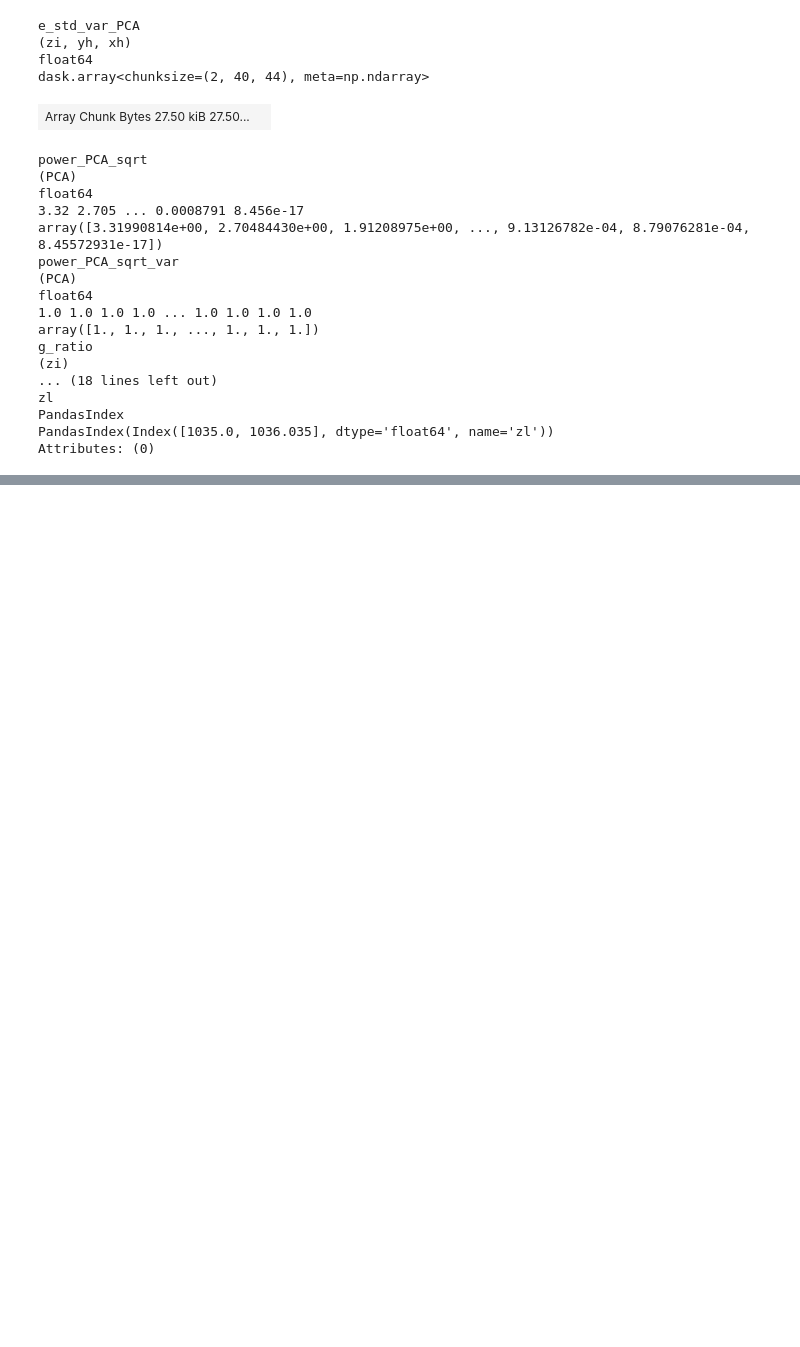
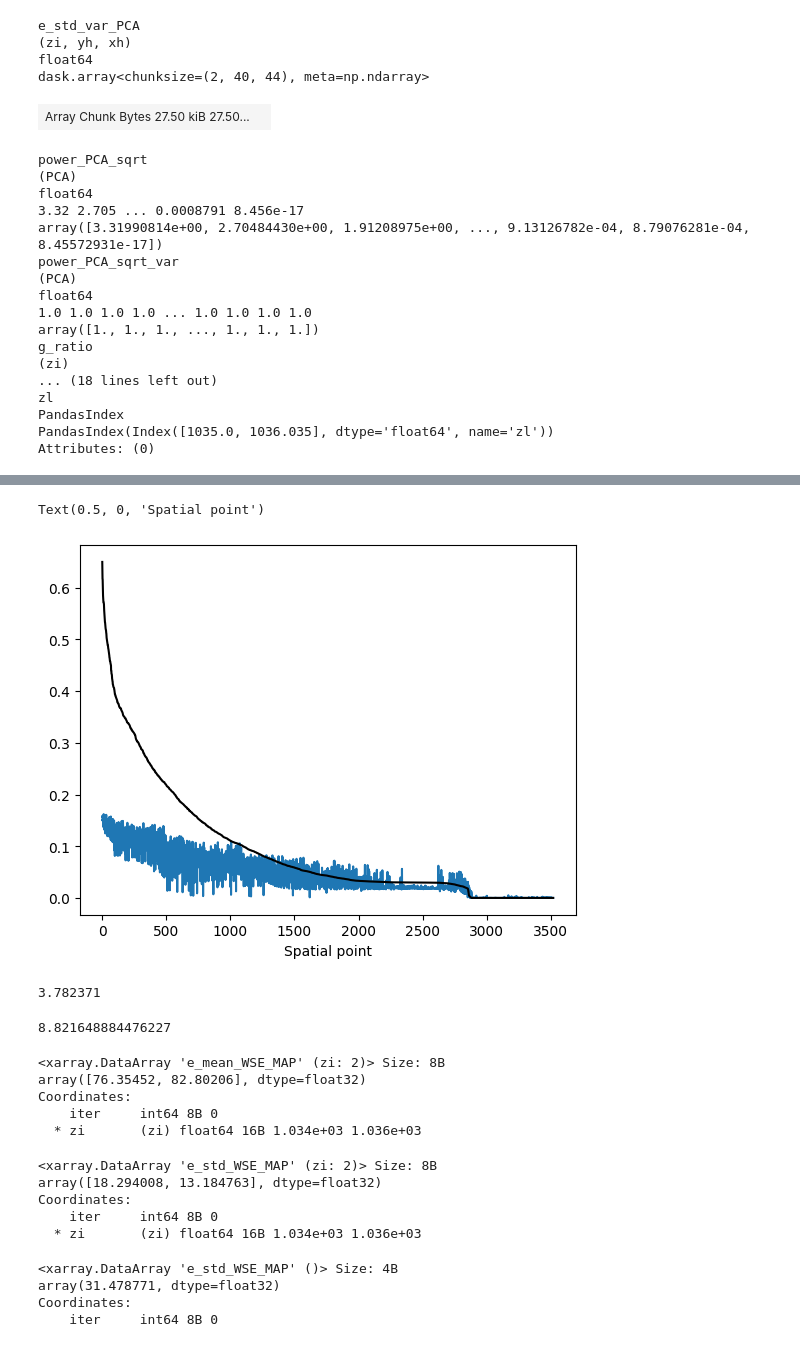
Before and after one commit to m2lines/calibration-MOM6, a Jupyter notebook: notebooks/PCA_loss_function.ipynb, the cells around one changed output, grey strips where cells are left out. Cells and saved outputs as stored; diff of their text form; code cells hidden in the pictures; blank space fills up the shorter version.

```diff
--- a/notebooks/PCA_loss_function.ipynb
+++ b/notebooks/PCA_loss_function.ipynb
@@ -650,0 +685,44 @@ Attributes: (0)
+# %%
+e_std_scaled_true = (dataset.e_std / dataset['g_ratio']).values.ravel()
+e_std_scaled = (metrics.e_std.mean('ens') / dataset['g_ratio']).values.ravel()
+idx = np.argsort(e_std_scaled_true)[::-1]
+plt.plot(e_std_scaled[idx])
+plt.plot(e_std_scaled_true[idx], color='k')
+#plt.yscale('log')
+#plt.xscale('log')
+#plt.ylim([1e-2,1e0])
+plt.xlabel('Spatial point')
+# %% [output]
+Text(0.5, 0, 'Spatial point')
+[figure, added]
+# %%
+np.linalg.norm(metrics.power_PCA_sqrt.mean('ens'))
+# %% [output]
+3.782371
+# %%
+np.linalg.norm(dataset.power_PCA_sqrt)
+# %% [output]
+8.821648884476227
+# %%
+metrics.e_mean_WSE_MAP
+# %% [output]
+<xarray.DataArray 'e_mean_WSE_MAP' (zi: 2)> Size: 8B
+array([76.35452, 82.80206], dtype=float32)
+Coordinates:
+    iter     int64 8B 0
+  * zi       (zi) float64 16B 1.034e+03 1.036e+03
+# %%
+metrics.e_std_WSE_MAP
+# %% [output]
+<xarray.DataArray 'e_std_WSE_MAP' (zi: 2)> Size: 8B
+array([18.294008, 13.184763], dtype=float32)
+Coordinates:
+    iter     int64 8B 0
+  * zi       (zi) float64 16B 1.034e+03 1.036e+03
+# %%
+metrics.e_std_WSE_MAP.sum()
+# %% [output]
+<xarray.DataArray 'e_std_WSE_MAP' ()> Size: 4B
+array(31.478771, dtype=float32)
+Coordinates:
+    iter     int64 8B 0
```
Also changed, not shown: parts of 51 cells of this notebook, 1 other file.
